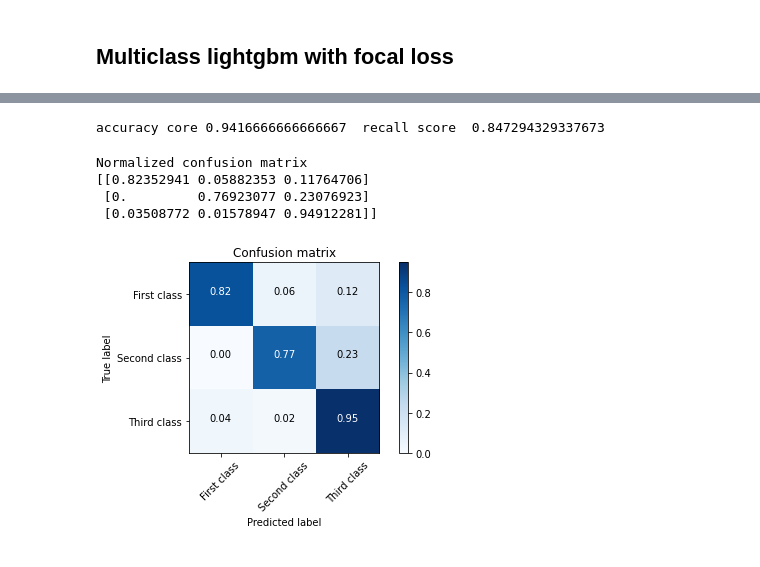
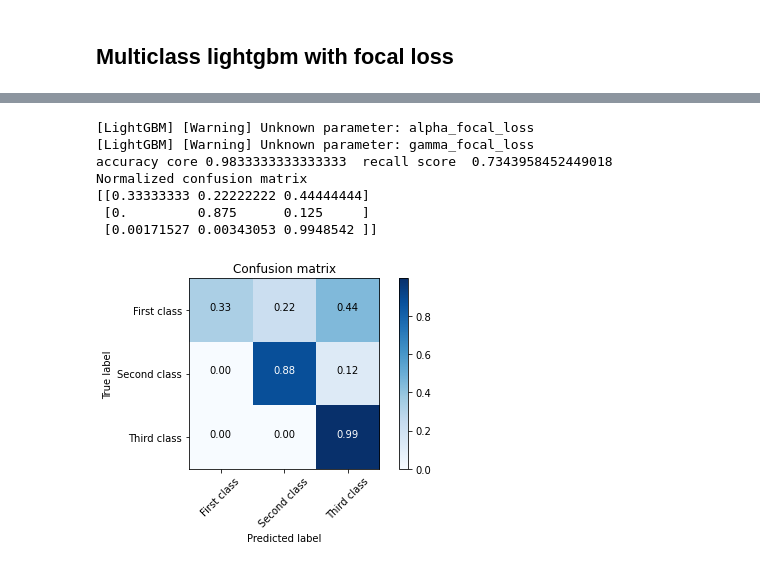
Before and after one commit to lucacarniato/multi-class-lightgbm-with-focal-loss, a Jupyter notebook: ComparingLightGBMClassifiers.ipynb, the cells around one changed output, grey strips where cells are left out. Drawn from its saved outputs; the diff is of its cells as text; code cells hidden in the pictures.

```diff
--- a/ComparingLightGBMClassifiers.ipynb
+++ b/ComparingLightGBMClassifiers.ipynb
@@ -77,9 +78,2 @@ Normalized confusion matrix
 # %% [markdown]
 ## Multiclass lightgbm with focal loss
-# %%
-model_params = {"alpha_focal_loss": 0.75,
-                "gamma_focal_loss": 2.0}
-
-clf = MultiClassLightgbmWithFocalLoss(n_jobs=3, **model_params)
-fit_params = {'eval_set': (X_test, y_test)}
-clf.fit(X_train, y_train, **fit_params)
@@ -105,16 +80,23 @@ MultiClassLightgbmWithFocalLoss()
 # %%
+model_params = {"alpha_focal_loss": 0.75,
+                "gamma_focal_loss": 1.5}
+
+clf = MultiClassLightgbmWithFocalLoss(**model_params)
+clf.fit(X_train, y_train)
+
 y_pred = clf.predict(X_test)
 acc_score = accuracy_score(y_test, y_pred)
 rec_score = recall_score(y_test, y_pred, average='macro')
 print('accuracy core', acc_score,' recall score ', rec_score)
+
+cnf_matrix = confusion_matrix(y_test, y_pred, labels=[0,1, 2])
+plot_confusion_matrix(cnf_matrix, classes=['First class','Second class', 'Third class'],normalize=True,  title='Confusion matrix')
 # %% [output]
-accuracy core 0.9416666666666667  recall score  0.847294329337673
+[LightGBM] [Warning] Unknown parameter: alpha_focal_loss
+[LightGBM] [Warning] Unknown parameter: gamma_focal_loss
+accuracy core 0.9833333333333333  recall score  0.7343958452449018
+Normalized confusion matrix
+[[0.33333333 0.22222222 0.44444444]
+ [0.         0.875      0.125     ]
+ [0.00171527 0.00343053 0.9948542 ]]
+[figure, added]
-# %%
-cnf_matrix = confusion_matrix(y_test, y_pred, labels=[0,1, 2])
-plot_confusion_matrix(cnf_matrix, classes=['First class','Second class', 'Third class'],normalize=True,  title='Confusion matrix')
-# %% [output]
-Normalized confusion matrix
-[[0.82352941 0.05882353 0.11764706]
- [0.         0.76923077 0.23076923]
- [0.03508772 0.01578947 0.94912281]]
-[figure, removed]
```
Also changed, not shown: parts of 5 cells of this notebook, 4 other files.
